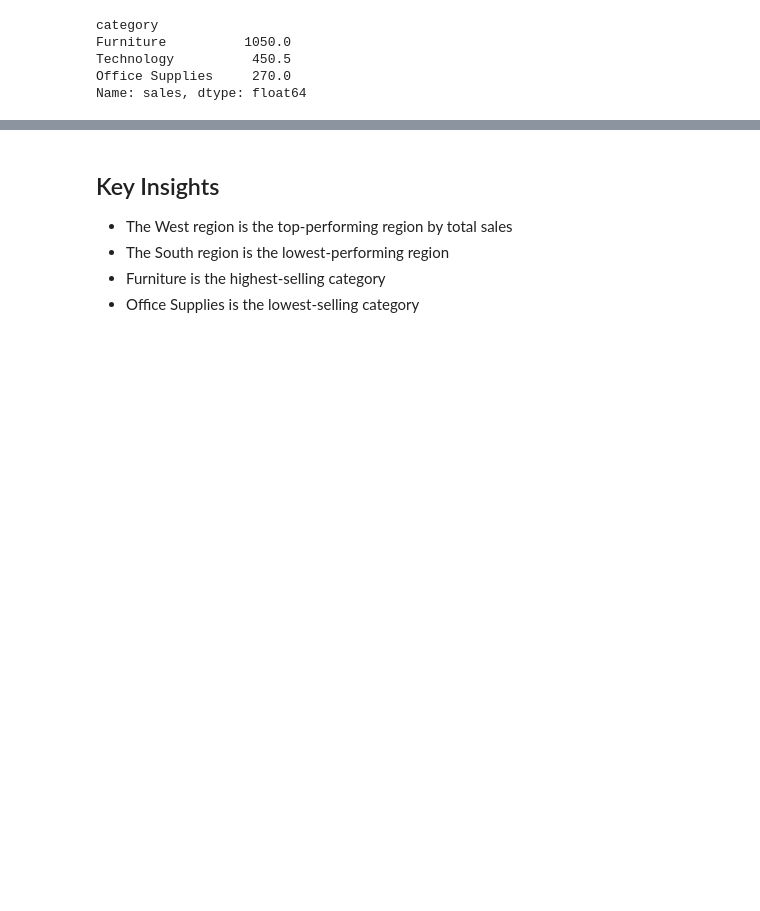
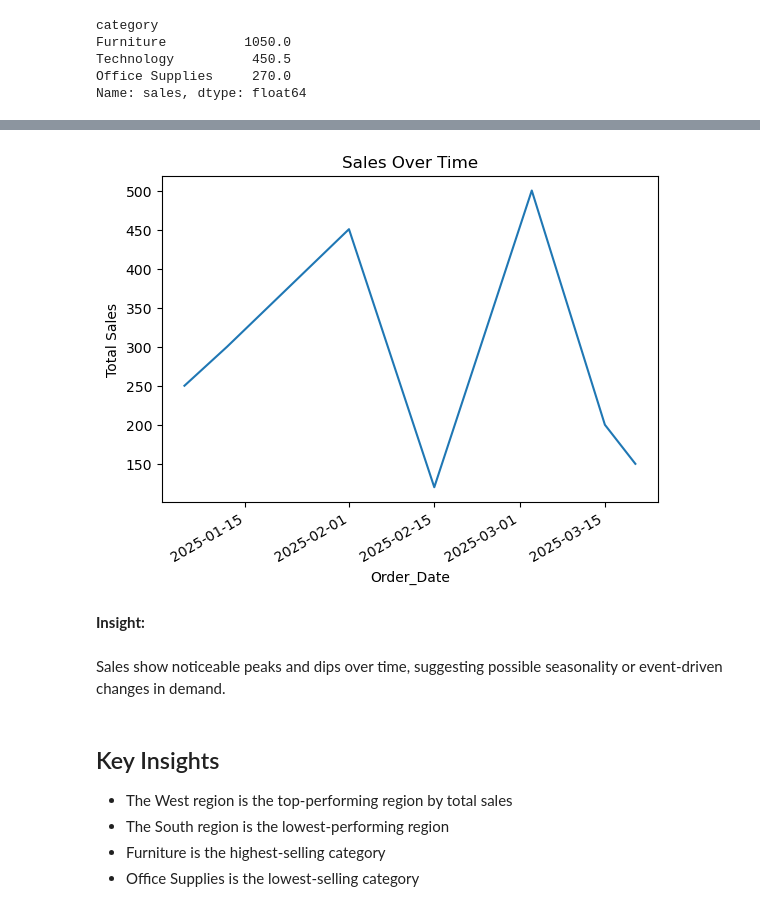
Before and after one commit to CGarrett810/data-analytics-portfolio, a Jupyter notebook: sales-performance-analysis/sale_performance_analysis.ipynb, the cells around one changed output, grey strips where cells are left out. Drawn from its saved outputs; the diff is of its cells as text; code cells hidden in the pictures; blank space fills up the shorter version.

```diff
--- a/sales-performance-analysis/sale_performance_analysis.ipynb
+++ b/sales-performance-analysis/sale_performance_analysis.ipynb
@@ -139,3 +151,17 @@ df.to_csv("clean_sales_data.csv", index=False)
+# %%
+sales_over_time = df.groupby("Order_Date")["Sales"].sum()
+
+sales_over_time.plot(kind="line")
+plt.title("Sales Over Time")
+plt.xlabel("Order_Date")
+plt.ylabel("Total Sales")
+plt.show()
+# %% [output]
+[figure, added]
+# %% [markdown]
+**Insight:**
+# %% [markdown]
+Sales show noticeable peaks and dips over time, suggesting possible seasonality or event-driven changes in demand.
 # %% [markdown]
 ## Key Insights
 - The West region is the top-performing region by total sales
```
Also changed, not shown: parts of 9 cells of this notebook.
